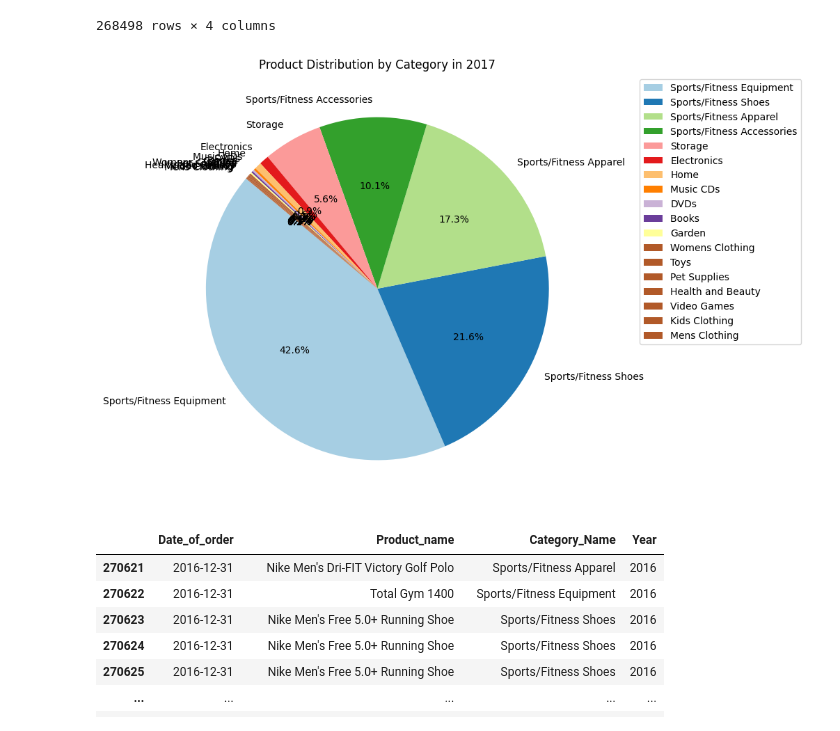
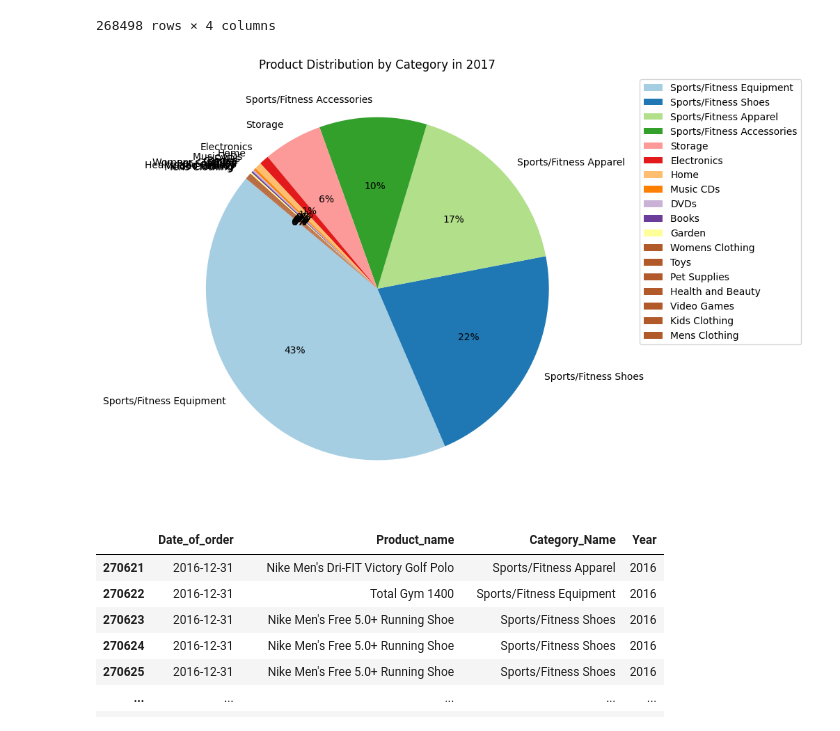
Before and after one commit to jay5109/BA_Spring2024_Jeremy_Shajibul_Elsy, a Jupyter notebook: BA_final_project.ipynb, the cells around one changed output. Drawn from its saved outputs; the diff is of its cells as text; code cells hidden in the pictures.

```diff
--- a/BA_final_project.ipynb
+++ b/BA_final_project.ipynb
@@ -462,29 +376,29 @@ product_type2017
 | 270620 | 2017-01-01 | Total Gym 1400 | Sports/Fitness Equipment | 2017 |
 268498 rows × 4 columns
 # %%
-# Create the DataFrame
+# Creates the DataFrame
 data2 = {
     'Date_of_order': product_type2017['Date_of_order'],
     'Product_name': product_type2017['Product_name'],
     'Category_Name': product_type2017['Category_Name'],
     'Year': product_type2017['Year']
 }
 
 product_type2017 = pd.DataFrame(data2)
 
 # Groups by 'Category_Name' and counts for each product sold
 category_counts2 = product_type2017['Category_Name'].value_counts()
 
 # Plot the pie chart
 
 plt.figure(figsize=(8, 8))
-category_counts2.plot(kind='pie', autopct='%1.1f%%', startangle=140, labels=category_counts2.index, colors=plt.cm.Paired(range(len(category_counts2))))
+category_counts2.plot(kind='pie', autopct='%1.0f%%', startangle=140, labels=category_counts2.index, colors=plt.cm.Paired(range(len(category_counts2))))
 plt.title('Product Distribution by Category in 2017')
 plt.ylabel('')
 plt.legend(bbox_to_anchor=(1.5, 1))
 plt.show()
 # %% [output]
-[figure, old version]
+[figure, new version]
 # %%
 # Extracts year from Date_of_Order column
 product_type2016 = product_type[product_type['Year'] == 2016]
```
Also changed, not shown: parts of 10 cells of this notebook.
